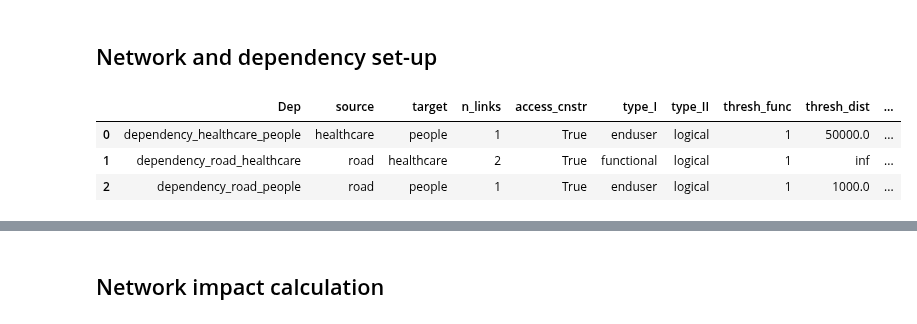
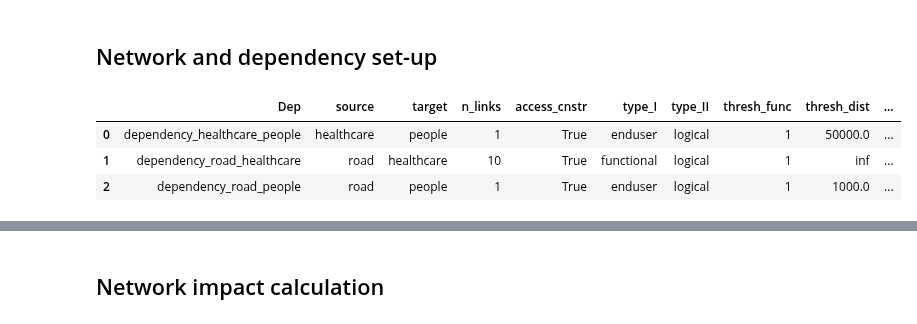
Before and after one commit to CLIMADA-project/climada_petals, a Jupyter notebook: doc/tutorial/climada_engine_Networks_minimal.ipynb, the cells around one changed output, grey strips where cells are left out. Saved outputs shown, nothing was run; the diff lists cells and outputs as text; code cells hidden in the pictures.

```diff
--- a/doc/tutorial/climada_engine_Networks_minimal.ipynb
+++ b/doc/tutorial/climada_engine_Networks_minimal.ipynb
@@ -155,39 +155,39 @@ df_dependencies = pd.DataFrame([
     'Dep': 'dependency_road_healthcare',
     'source': 'road',
     'target': 'healthcare',
-    'n_links': 2,
+    'n_links': 10,
     'access_cnstr': True,
     'type_I': 'functional',
     'type_II': 'logical',
     'thresh_func': 1,
     'thresh_dist': np.inf,
     'thresh_dur': None,
     'conditions': None,
     'link_condition': 'edgecond',
     'via_link': None,
     'bidir_link': True
     },
     {
     'Dep': 'dependency_road_people',
     'source': 'road',
     'target': 'people',
     'n_links': 1,
     'access_cnstr': True,
     'type_I': 'enduser',
     'type_II': 'logical',
     'thresh_func': 1,
     'thresh_dist': 1000,
     'thresh_dur': 60,
     'conditions': None,
     'link_condition': 'distance',
     'via_link': 'road',
     'bidir_link': True
     }])
 df_dependencies
 # %% [output]
 |  | Dep | source | target | n_links | access_cnstr | type_I | type_II | thresh_func | thresh_dist | ... |
 | 0 | dependency_healthcare_people | healthcare | people | 1 | True | enduser | logical | 1 | 50000.0 | ... |
-| 1 | dependency_road_healthcare | road | healthcare | 2 | True | functional | logical | 1 | inf | ... |
+| 1 | dependency_road_healthcare | road | healthcare | 10 | True | functional | logical | 1 | inf | ... |
 | 2 | dependency_road_people | road | people | 1 | True | enduser | logical | 1 | 1000.0 | ... |
 # %%
 from climada_petals.engine.networks.nw_calcs import NetworkCalcs
```
Also changed, not shown: parts of 14 cells of this notebook.
